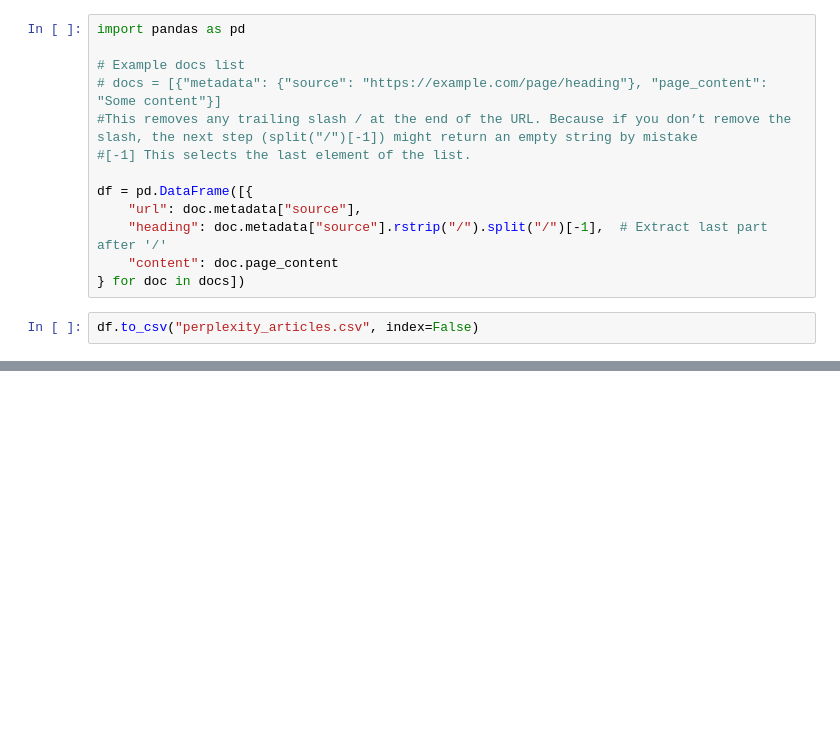
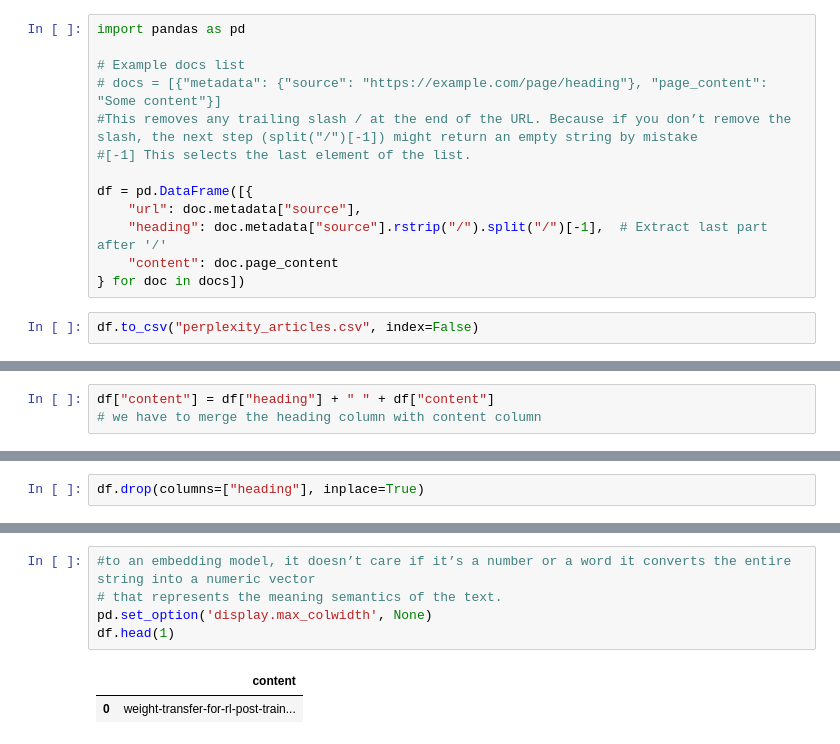
Before and after one commit to Akorikk/Small_Language_Model, a Jupyter notebook: data.ipynb, the cells around one changed output, grey strips where cells are left out. Saved outputs shown, nothing was run; the diff lists cells and outputs as text; blank space fills up the shorter version.

```diff
--- a/data.ipynb
+++ b/data.ipynb
@@ -134,0 +151,3 @@ df.head()
+# %%
+df["content"] = df["heading"] + " " + df["content"]
+# we have to merge the heading column with content column
@@ -134,0 +163,2 @@ df.head()
+# %%
+df.drop(columns=["heading"], inplace=True)
@@ -134,0 +174,8 @@ df.head()
+# %%
+#to an embedding model, it doesn’t care if it’s a number or a word it converts the entire string into a numeric vector
+# that represents the meaning semantics of the text.
+pd.set_option('display.max_colwidth', None)
+df.head(1)
+# %% [output]
+|  | content |
+| 0 | weight-transfer-for-rl-post-train... |
```
Also changed, not shown: parts of 8 cells of this notebook.
